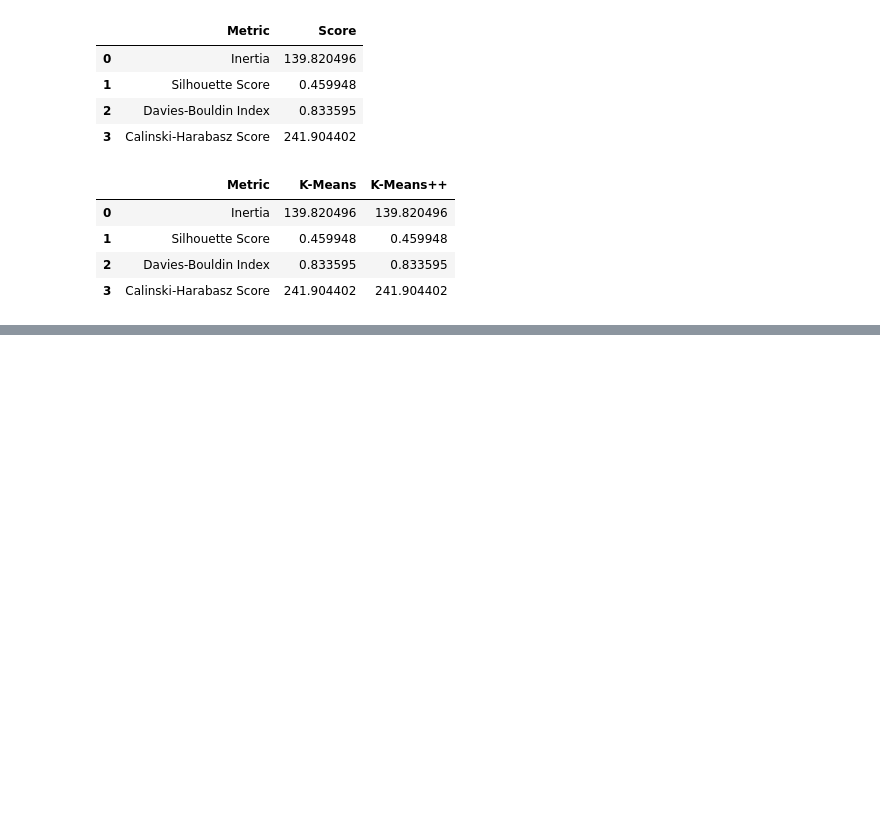
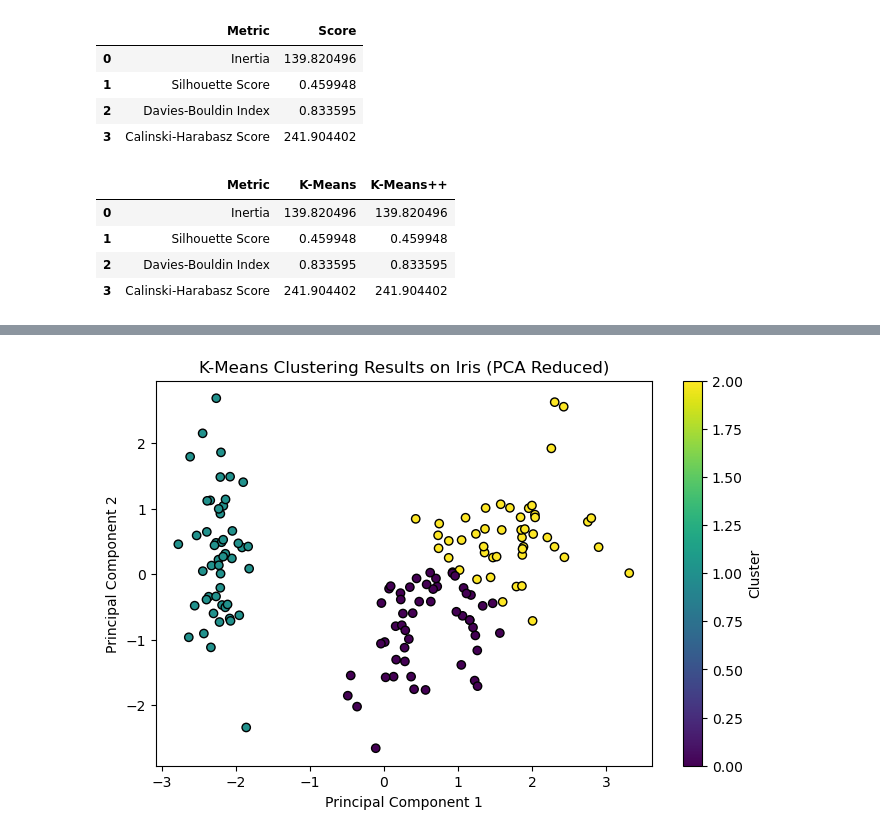
Before and after one commit to Gyrith/Machine-Learning-Models, a Jupyter notebook: Unsupervised Learning/K-Means Clustering.ipynb, the cells around one changed output, grey strips where cells are left out. Drawn from its saved outputs; the diff is of its cells as text; code cells hidden in the pictures; blank space fills up the shorter version.

```diff
--- a/Unsupervised Learning/K-Means Clustering.ipynb
+++ b/Unsupervised Learning/K-Means Clustering.ipynb
@@ -733,0 +763,5 @@ Although K-Means++ improves centroid initialization compared to random initializ
+# %%
+# Apply K-Means with the optimal K (from Elbow Method)
+optimal_k = 3
+kmeans = KMeans(n_clusters=optimal_k, random_state=42, n_init=10)
+iris_data["Cluster"] = kmeans.fit_predict(scaled_iris)
@@ -733,0 +774,15 @@ Although K-Means++ improves centroid initialization compared to random initializ
+# %%
+# PCA for visualization
+pca = PCA(n_components=2)
+iris_pca = pca.fit_transform(scaled_iris)
+
+# Scatter plot of clusters
+plt.figure(figsize=(8, 5))
+plt.scatter(iris_pca[:, 0], iris_pca[:, 1], c=iris_data["Cluster"], cmap='viridis', marker='o', edgecolor='k')
+plt.xlabel("Principal Component 1")
+plt.ylabel("Principal Component 2")
+plt.title("K-Means Clustering Results on Iris (PCA Reduced)")
+plt.colorbar(label="Cluster")
+plt.show()
+# %% [output]
+[figure, added]
```
Also changed, not shown: parts of 9 cells of this notebook.
